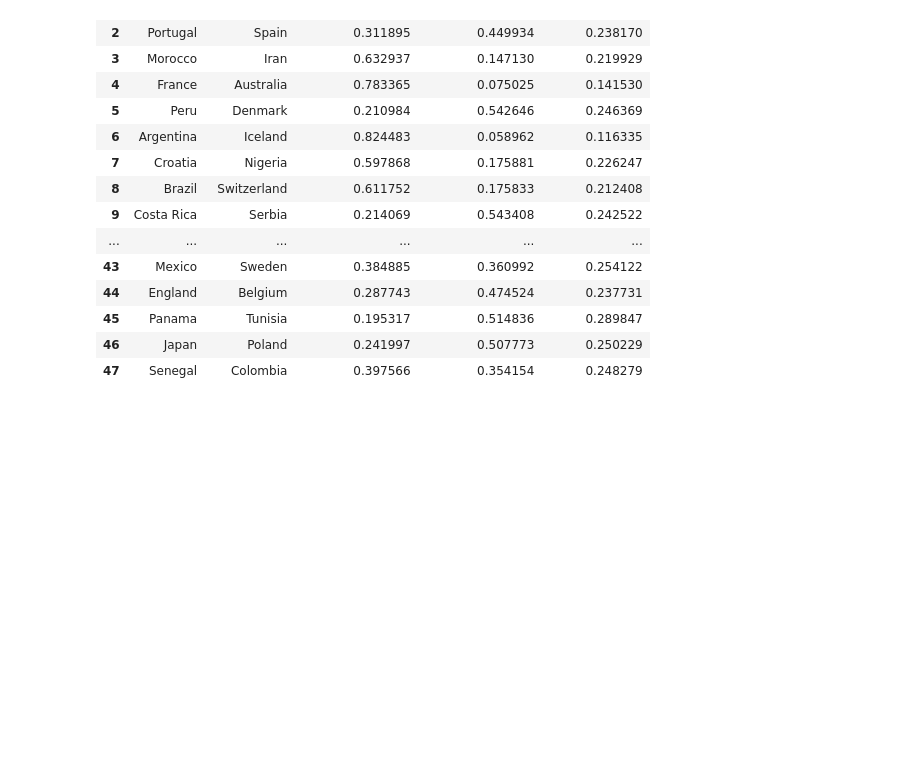
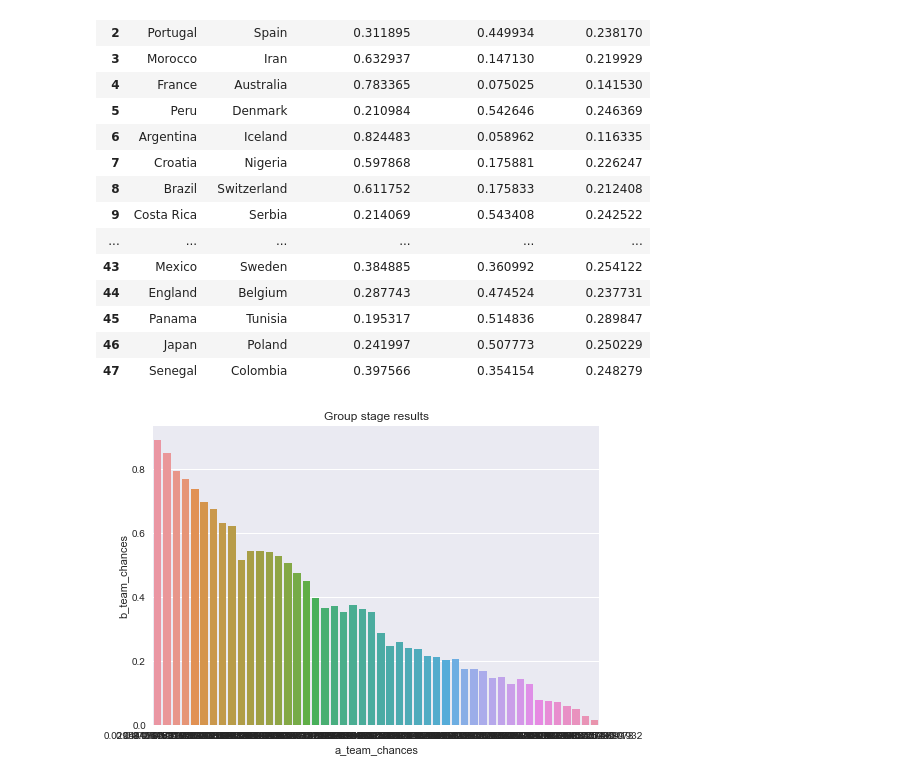
Before and after one commit to MikeStrenk/Modeling-the-World-Cup-2018, a Jupyter notebook: match-simulator-code-notebook.ipynb, the cells around one changed output. Saved outputs shown, nothing was run; the diff lists cells and outputs as text; code cells hidden in the pictures; blank space fills up the shorter version.

```diff
--- a/match-simulator-code-notebook.ipynb
+++ b/match-simulator-code-notebook.ipynb
@@ -881,3 +906,9 @@ group_stage_results_df
 | 45 | Panama | Tunisia | 0.195317 | 0.514836 | 0.289847 |
 | 46 | Japan | Poland | 0.241997 | 0.507773 | 0.250229 |
 | 47 | Senegal | Colombia | 0.397566 | 0.354154 | 0.248279 |
+# %%
+fg = seaborn.barplot(x="a_team_chances", y="b_team_chances",data=group_stage_results_df);
+plt.title(f"Group stage results")
+plt.savefig('bargraph.png')
+# %% [output]
+[figure, added]
```
Also changed, not shown: parts of 6 cells of this notebook, 10 other files.
